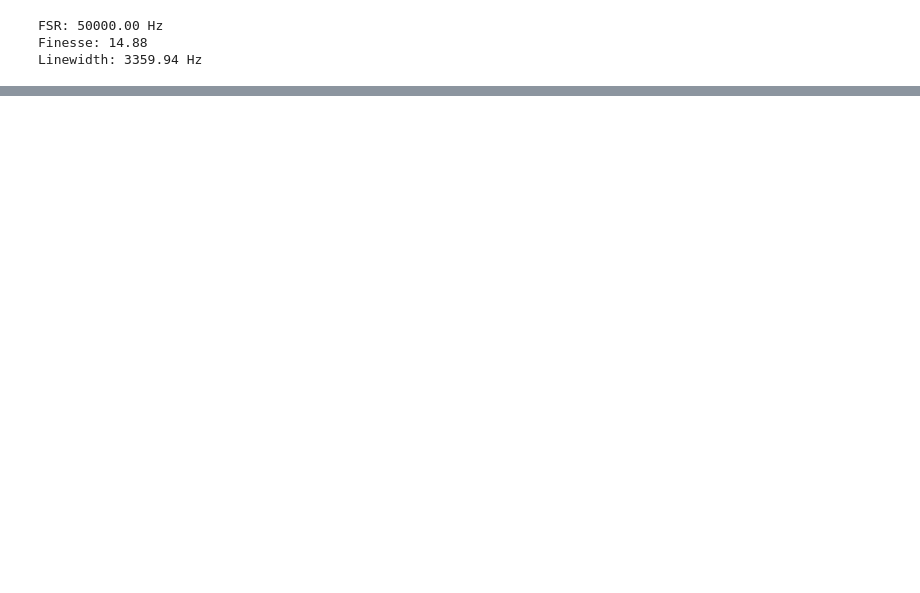
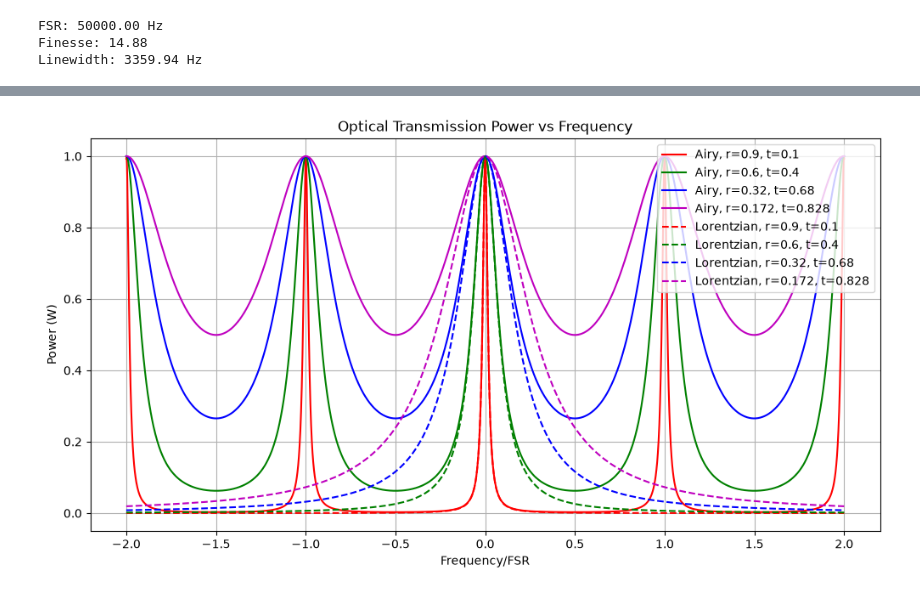
Before and after one commit to rudrix19/Interferometry, a Jupyter notebook: Fabry_Perot_Etalon.ipynb, the cells around one changed output, grey strips where cells are left out. Cells and saved outputs as stored; diff of their text form; code cells hidden in the pictures; blank space fills up the shorter version.

```diff
--- a/Fabry_Perot_Etalon.ipynb
+++ b/Fabry_Perot_Etalon.ipynb
@@ -144,0 +313,19 @@ Linewidth: 3359.94 Hz
+# %%
+plt.figure(figsize=(12, 6))
+plt.plot(out1.x[0]/FSR, out1['trans'], 'r-', label='Airy, r=0.9, t=0.1')
+plt.plot(out2.x[0]/FSR, out2['trans'], 'g-', label='Airy, r=0.6, t=0.4')
+plt.plot(out3.x[0]/FSR, out3['trans'], 'b-', label='Airy, r=0.32, t=0.68')
+plt.plot(out4.x[0]/FSR, out4['trans'], 'm-', label='Airy, r=0.172, t=0.828')
+plt.xlabel('Frequency/FSR')
+plt.ylabel('Power (W)')
+plt.title('Optical Transmission Power vs Frequency')
+f = np.linspace(-2, 2, 1000)
+plt.plot(f, lorentzian_peak_norm(f, 0, linewidth_1_norm), 'r--', label='Lorentzian, r=0.9, t=0.1')
+plt.plot(f, lorentzian_peak_norm(f, 0, linewidth_2_norm), 'g--', label='Lorentzian, r=0.6, t=0.4')
+plt.plot(f, lorentzian_peak_norm(f, 0, linewidth_3_norm), 'b--', label='Lorentzian, r=0.32, t=0.68')
+plt.plot(f, lorentzian_peak_norm(f, 0, linewidth_4_norm), 'm--', label='Lorentzian, r=0.172, t=0.828')
+plt.legend()
+plt.grid()
+plt.show()
+# %% [output]
+[figure, added]
```
Also changed, not shown: parts of 7 cells of this notebook, 1 other file.
